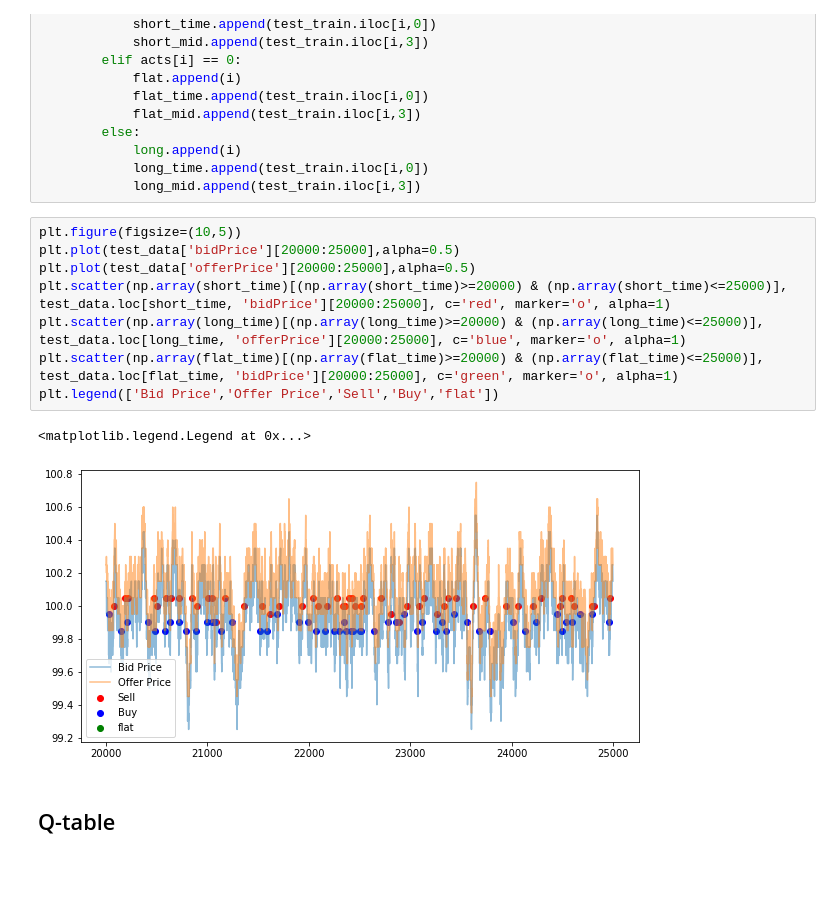
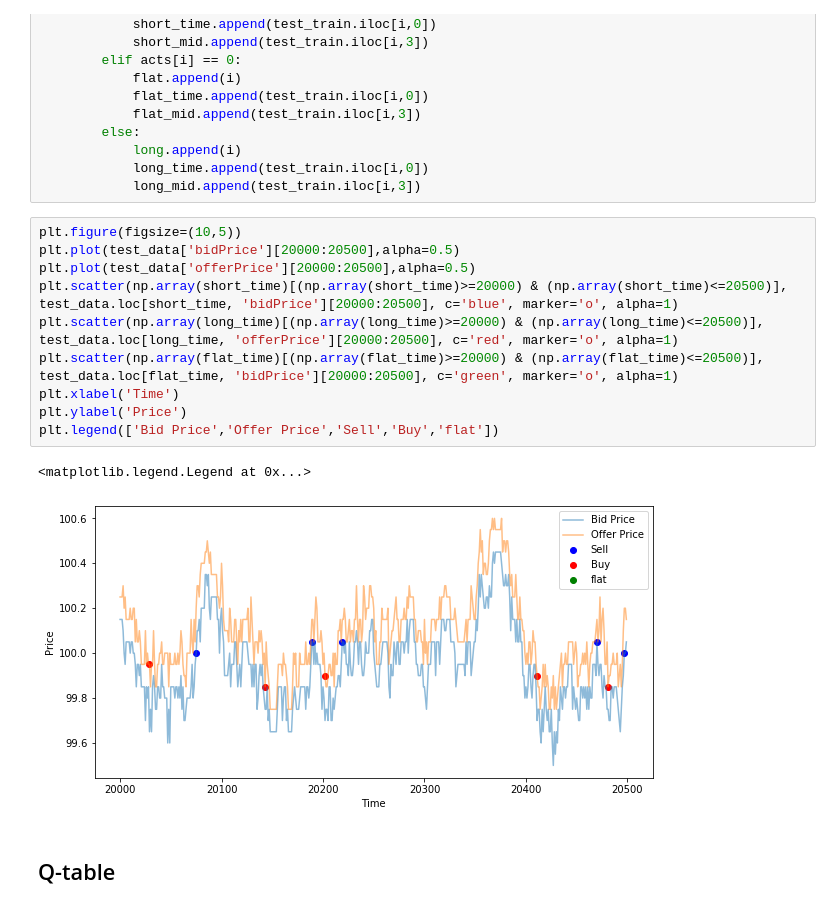
Before and after one commit to ZTang813/Cornell-UBS-CapstoneProject, a Jupyter notebook: Market Taking/Q/Market Taking Q Learning.ipynb, the cells around one changed output. Drawn from its saved outputs; the diff is of its cells as text; blank space fills up the shorter version.

Commit message:
Updated graphs consistency

```diff
--- a/Market Taking/Q/Market Taking Q Learning.ipynb
+++ b/Market Taking/Q/Market Taking Q Learning.ipynb
@@ -333,15 +333,17 @@ for i in range(1,len(acts)):
             long_mid.append(test_train.iloc[i,3])
 # %%
 plt.figure(figsize=(10,5))
-plt.plot(test_data['bidPrice'][20000:25000],alpha=0.5)
-plt.plot(test_data['offerPrice'][20000:25000],alpha=0.5)
-plt.scatter(np.array(short_time)[(np.array(short_time)>=20000) & (np.array(short_time)<=25000)], test_data.loc[short_time, 'bidPrice'][20000:25000], c='red', marker='o', alpha=1)
-plt.scatter(np.array(long_time)[(np.array(long_time)>=20000) & (np.array(long_time)<=25000)], test_data.loc[long_time, 'offerPrice'][20000:25000], c='blue', marker='o', alpha=1)
-plt.scatter(np.array(flat_time)[(np.array(flat_time)>=20000) & (np.array(flat_time)<=25000)], test_data.loc[flat_time, 'bidPrice'][20000:25000], c='green', marker='o', alpha=1)
+plt.plot(test_data['bidPrice'][20000:20500],alpha=0.5)
+plt.plot(test_data['offerPrice'][20000:20500],alpha=0.5)
+plt.scatter(np.array(short_time)[(np.array(short_time)>=20000) & (np.array(short_time)<=20500)], test_data.loc[short_time, 'bidPrice'][20000:20500], c='blue', marker='o', alpha=1)
+plt.scatter(np.array(long_time)[(np.array(long_time)>=20000) & (np.array(long_time)<=20500)], test_data.loc[long_time, 'offerPrice'][20000:20500], c='red', marker='o', alpha=1)
+plt.scatter(np.array(flat_time)[(np.array(flat_time)>=20000) & (np.array(flat_time)<=20500)], test_data.loc[flat_time, 'bidPrice'][20000:20500], c='green', marker='o', alpha=1)
+plt.xlabel('Time')
+plt.ylabel('Price')
 plt.legend(['Bid Price','Offer Price','Sell','Buy','flat'])
 # %% [output]
 <matplotlib.legend.Legend at 0x...>
-[figure, old version]
+[figure, new version]
 # %% [markdown]
 ## Q-table
 # %%
```
Also changed, not shown: parts of 2 cells of this notebook.
